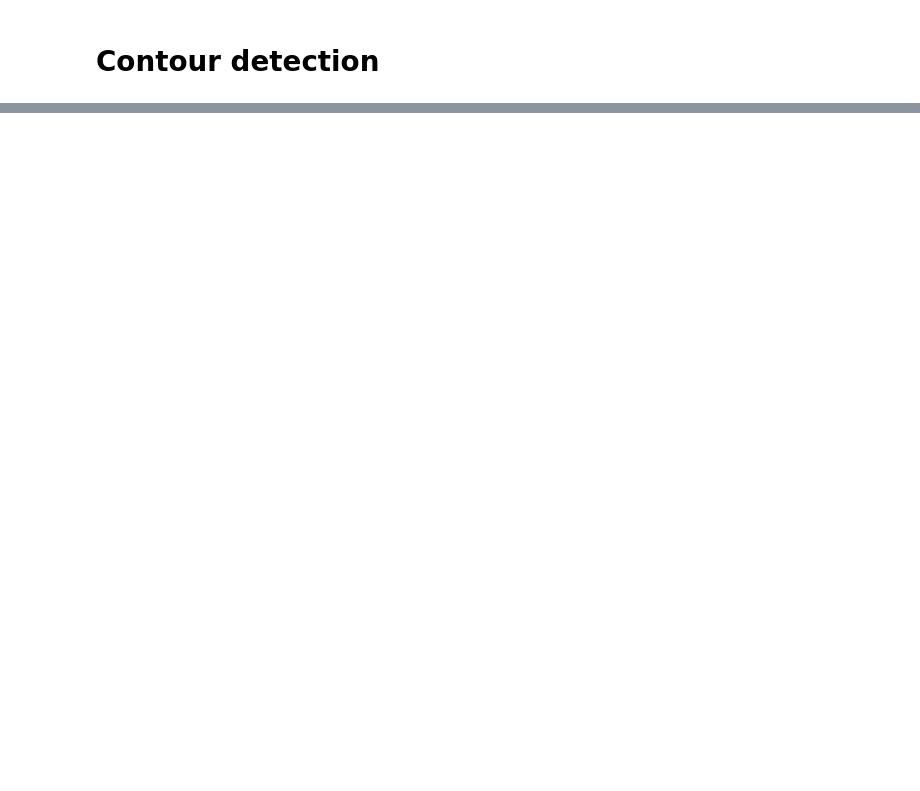
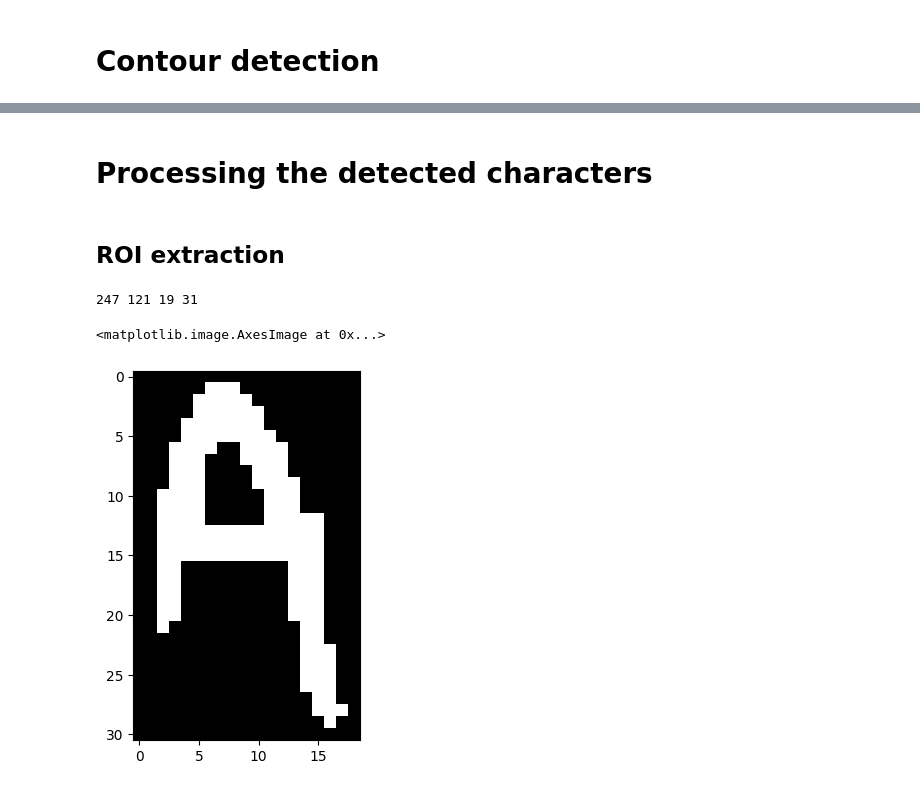
Before and after one commit to LittleTiger888/Playwith_OCR, a Jupyter notebook: Custom OCR - Text recognition.ipynb, the cells around one changed output, grey strips where cells are left out. Drawn from its saved outputs; the diff is of its cells as text; code cells hidden in the pictures; blank space fills up the shorter version.

```diff
--- a/Custom OCR - Text recognition.ipynb
+++ b/Custom OCR - Text recognition.ipynb
@@ -99,2 +93,10 @@ plt.axis("off")
 # %% [markdown]
 # Contour detection
+# %%
+def find_contours(img):
+  conts = cv2.findContours(img, cv2.RETR_EXTERNAL, cv2.CHAIN_APPROX_SIMPLE)
+  conts = imutils.grab_contours(conts)
+  conts = sort_contours(conts, method = 'left-to-right')[0]
+  return conts
+# %%
+conts = find_contours(dilation.copy())
@@ -100,0 +122,24 @@ plt.axis("off")
+# %%
+import matplotlib.pyplot as plt
+
+min_w, max_w = 4, 160
+min_h, max_h = 14, 140
+img_copy = img.copy()
+
+for c in conts:
+    (x, y, w, h) = cv2.boundingRect(c)
+    if (w >= min_w and w <= max_w) and (h >= min_h and h <= max_h):
+        roi = gray[y:y+h, x:x+w]
+        thresh = cv2.threshold(roi, 0, 255, cv2.THRESH_BINARY_INV | cv2.THRESH_OTSU)[1]
+
+        # FIX: Use matplotlib to show the thresholded ROI
+        plt.imshow(thresh, cmap="gray")
+        plt.title(f"Detection: {w}x{h}")
+        plt.show() # <--- REQUIRED: This forces Jupyter to print the current image now
+
+        cv2.rectangle(img_copy, (x, y), (x + w, y + h), (255, 100, 0), 2)
+
+# Final display of the image with all boxes
+plt.figure(figsize=(10,10))
+plt.imshow(cv2.cvtColor(img_copy, cv2.COLOR_BGR2RGB)) # Convert BGR to RGB for Matplotlib
+plt.show()
@@ -100,0 +160,4 @@ plt.axis("off")
+# %% [markdown]
+# Processing the detected characters
+# %% [markdown]
+## ROI extraction
@@ -100,0 +170,4 @@ plt.axis("off")
+# %%
+def thresholding(img):
+  thresh = cv2.threshold(img, 0, 255, cv2.THRESH_BINARY_INV | cv2.THRESH_OTSU)[1]
+  return thresh
@@ -100,0 +190,9 @@ plt.axis("off")
+# %%
+(x, y, w, h) = cv2.boundingRect(conts[6])
+print(x, y, w, h)
+test_img = thresholding(gray[y:y+h, x:x+w])
+plt.imshow(test_img, cmap="gray")
+# %% [output]
+247 121 19 31
+<matplotlib.image.AxesImage at 0x...>
+[figure, added]
```
Also changed, not shown: parts of 55 cells of this notebook, 1 other file.
